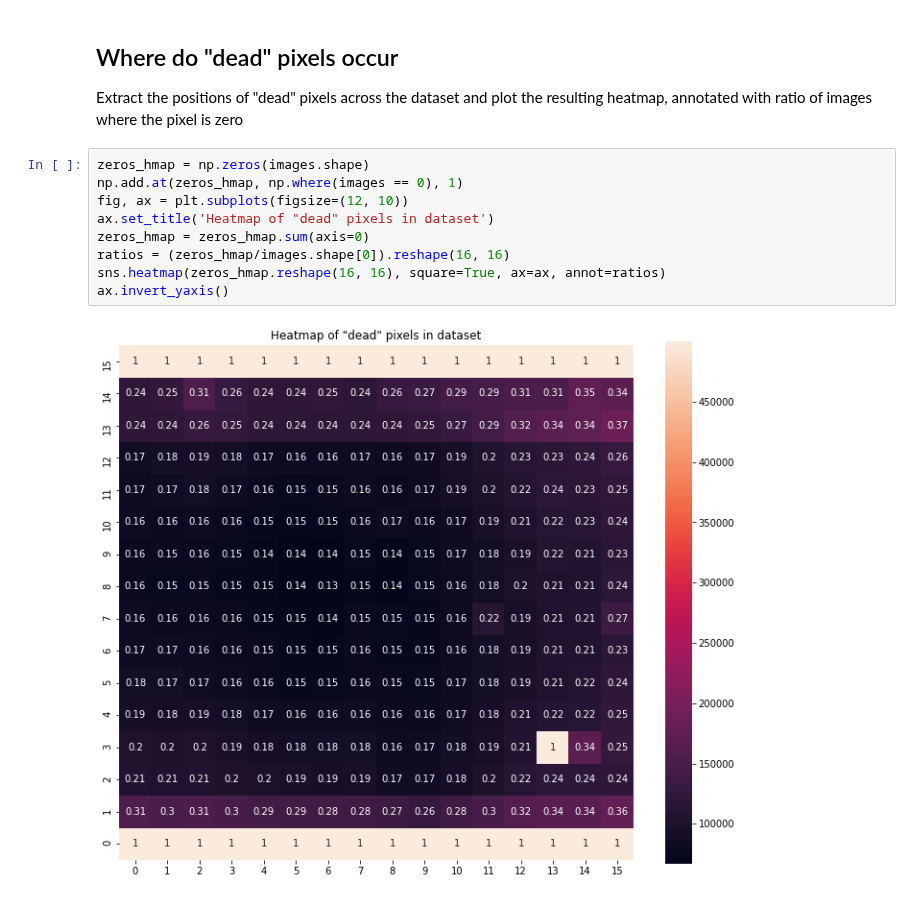
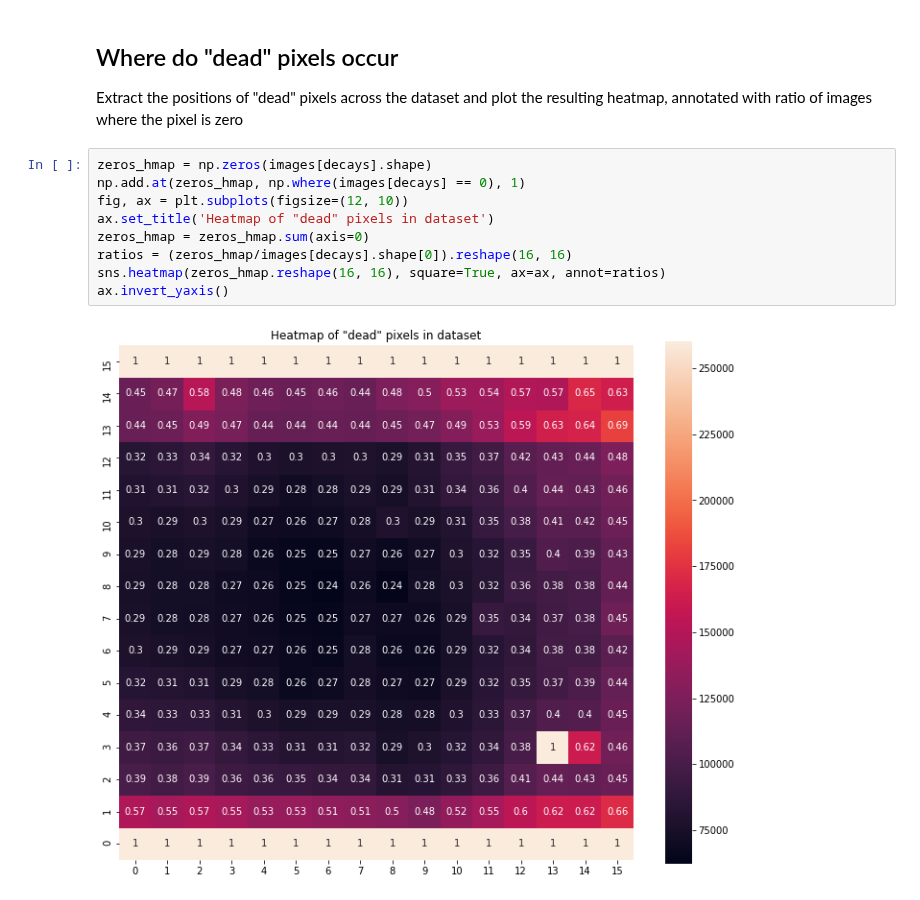
Before and after one commit to geirtul/master_analysis, a Jupyter notebook: notebooks/exploration/data_exploration_anodedata.ipynb, the cells around one changed output. Cells and saved outputs as stored; diff of their text form.

```diff
--- a/notebooks/exploration/data_exploration_anodedata.ipynb
+++ b/notebooks/exploration/data_exploration_anodedata.ipynb
@@ -91,13 +91,13 @@ sns.heatmap(pix_hmap.reshape((16,16)), ax=ax, square=True)
 Extract the positions of "dead" pixels across the dataset and plot the
 resulting heatmap, annotated with ratio of images where the pixel is zero
 # %%
-zeros_hmap = np.zeros(images.shape)
-np.add.at(zeros_hmap, np.where(images == 0), 1)
+zeros_hmap = np.zeros(images[decays].shape)
+np.add.at(zeros_hmap, np.where(images[decays] == 0), 1)
 fig, ax = plt.subplots(figsize=(12, 10))
 ax.set_title('Heatmap of "dead" pixels in dataset')
 zeros_hmap = zeros_hmap.sum(axis=0)
-ratios = (zeros_hmap/images.shape[0]).reshape(16, 16)
+ratios = (zeros_hmap/images[decays].shape[0]).reshape(16, 16)
 sns.heatmap(zeros_hmap.reshape(16, 16), square=True, ax=ax, annot=ratios)
 ax.invert_yaxis()
 # %% [output]
-[figure, old version]
+[figure, new version]
```
Also changed, not shown: parts of 1 cell of this notebook, 4 other files.
